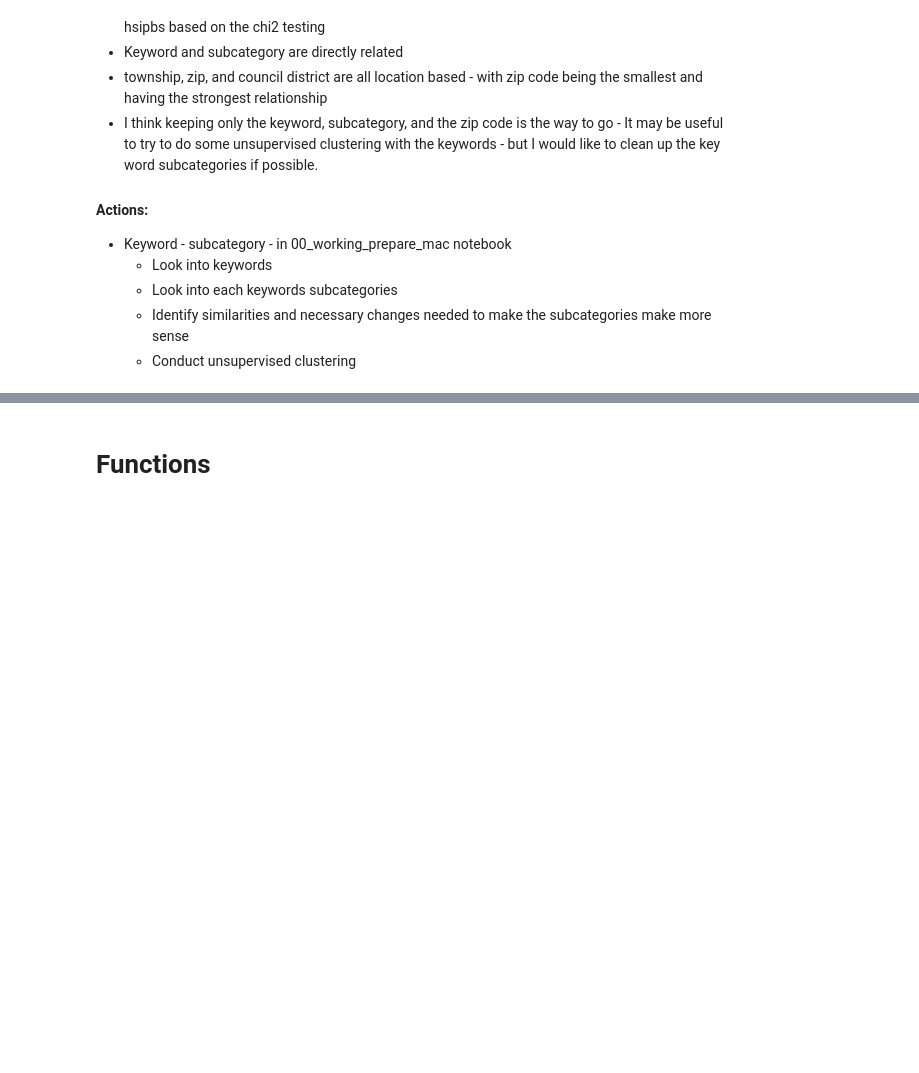
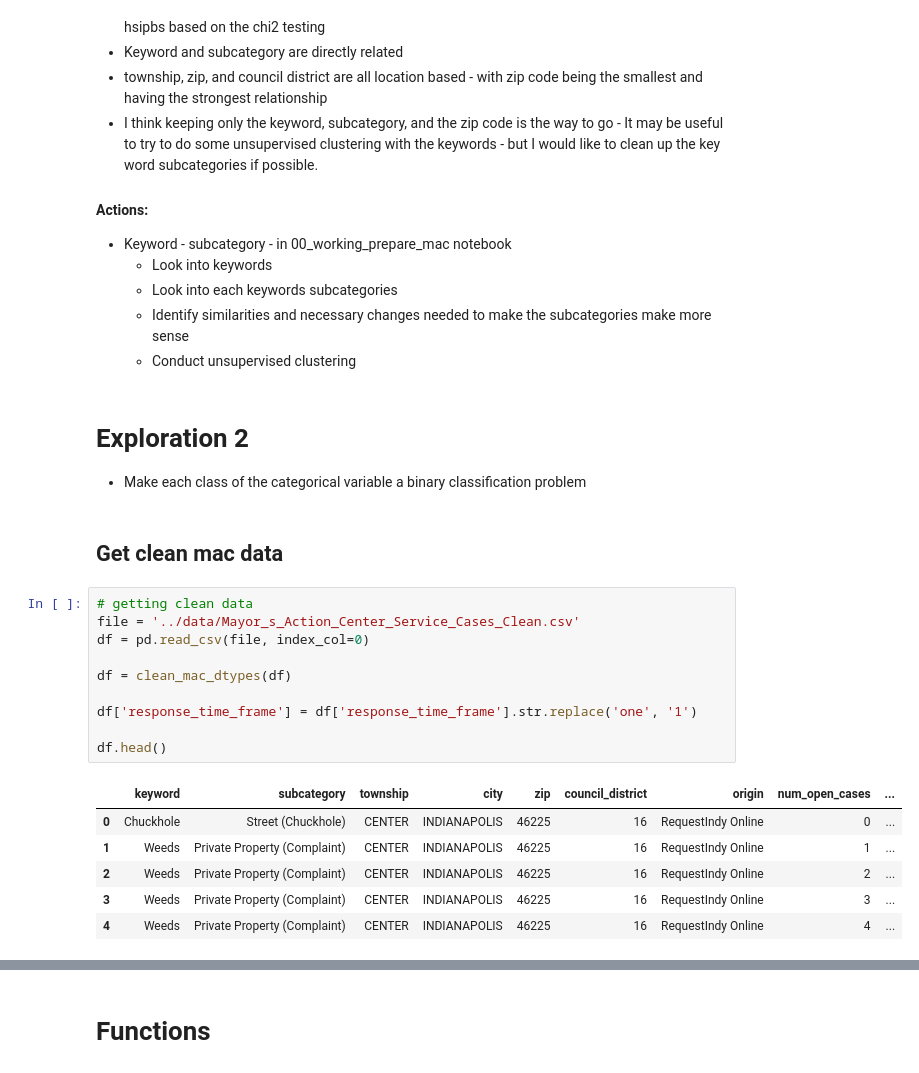
Before and after one commit to aaron-mv-moore/indy-action-time, a Jupyter notebook: work-notebooks/01_working_explore.ipynb, the cells around one changed output, grey strips where cells are left out. Cells and saved outputs as stored; diff of their text form; blank space fills up the shorter version.

```diff
--- a/work-notebooks/01_working_explore.ipynb
+++ b/work-notebooks/01_working_explore.ipynb
@@ -511,3 +519,25 @@ fs_columns
     * Look into each keywords subcategories
     * Identify similarities and necessary changes needed to make the subcategories make more sense
     * Conduct unsupervised clustering
+# %% [markdown]
+# Exploration 2
+* Make each class of the categorical variable a binary classification problem
+# %% [markdown]
+## Get clean mac data
+# %%
+# getting clean data
+file = '../data/Mayor_s_Action_Center_Service_Cases_Clean.csv'
+df = pd.read_csv(file, index_col=0)
+
+df = clean_mac_dtypes(df)
+
+df['response_time_frame'] = df['response_time_frame'].str.replace('one', '1')
+
+df.head()
+# %% [output]
+|  | keyword | subcategory | township | city | zip | council_district | origin | num_open_cases | ... |
+| 0 | Chuckhole | Street (Chuckhole) | CENTER | INDIANAPOLIS | 46225 | 16 | RequestIndy Online | 0 | ... |
+| 1 | Weeds | Private Property (Complaint) | CENTER | INDIANAPOLIS | 46225 | 16 | RequestIndy Online | 1 | ... |
+| 2 | Weeds | Private Property (Complaint) | CENTER | INDIANAPOLIS | 46225 | 16 | RequestIndy Online | 2 | ... |
+| 3 | Weeds | Private Property (Complaint) | CENTER | INDIANAPOLIS | 46225 | 16 | RequestIndy Online | 3 | ... |
+| 4 | Weeds | Private Property (Complaint) | CENTER | INDIANAPOLIS | 46225 | 16 | RequestIndy Online | 4 | ... |
```
Also changed, not shown: parts of 29 cells of this notebook, 2 other files.
